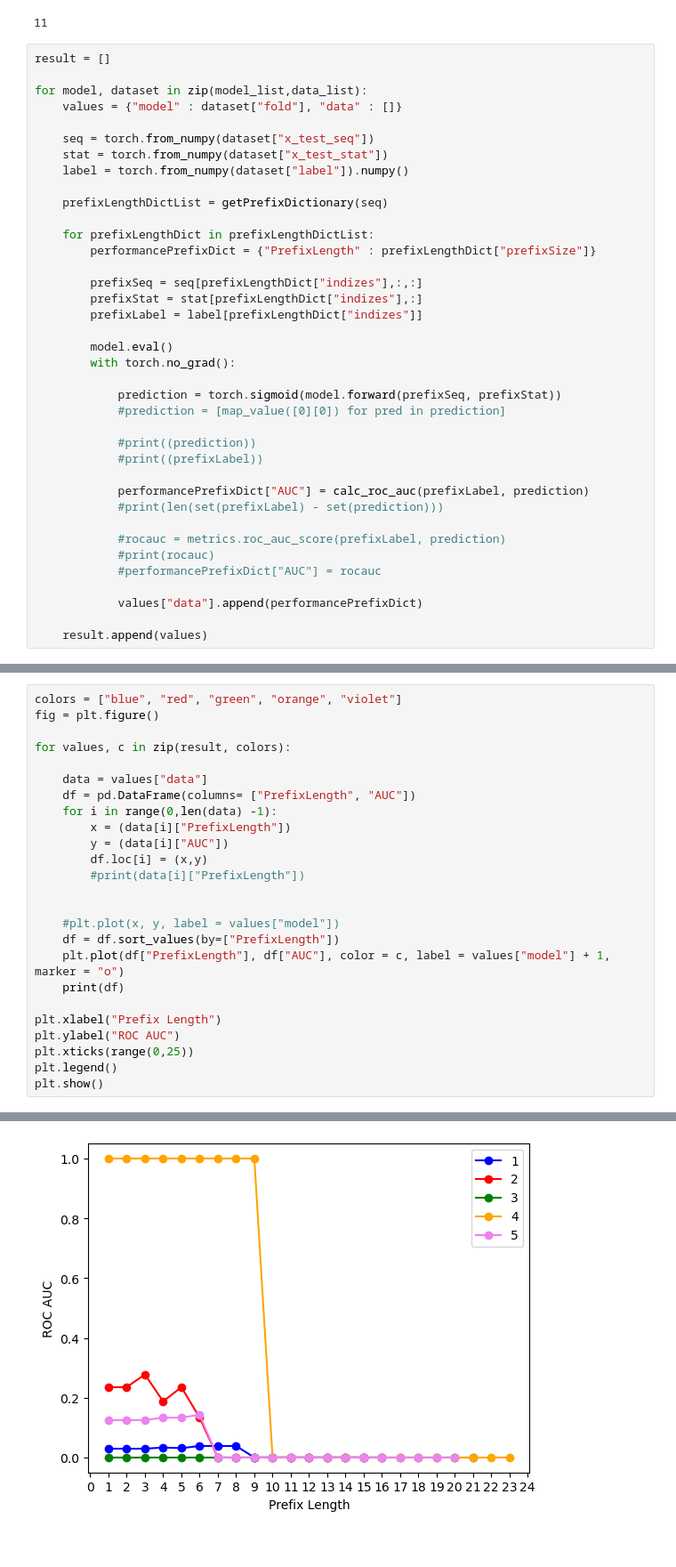
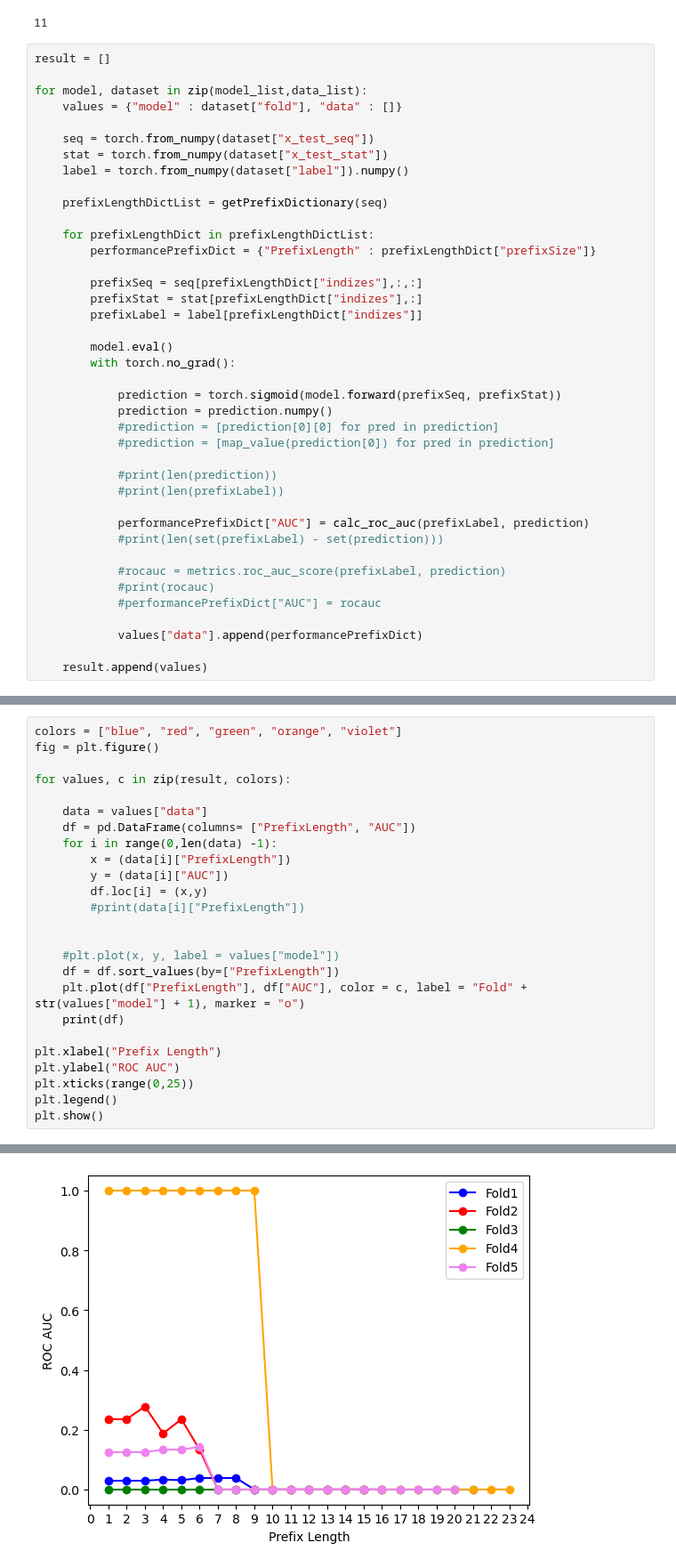
Before and after one commit to fau-is/patway-net, a Jupyter notebook: plot_test.ipynb, the cells around one changed output, grey strips where cells are left out. Shown at 89% size. Cells and saved outputs as stored; diff of their text form.

Commit message:
Continued working on plot creation

```diff
--- a/plot_test.ipynb
+++ b/plot_test.ipynb
@@ -209,10 +208,12 @@ for model, dataset in zip(model_list,data_list):
         with torch.no_grad():
 
             prediction = torch.sigmoid(model.forward(prefixSeq, prefixStat))
-            #prediction = [map_value([0][0]) for pred in prediction]
+            prediction = prediction.numpy()
+            #prediction = [prediction[0][0] for pred in prediction]
+            #prediction = [map_value(prediction[0]) for pred in prediction]
 
-            #print((prediction))
-            #print((prefixLabel))
+            #print(len(prediction))
+            #print(len(prefixLabel))
 
             performancePrefixDict["AUC"] = calc_roc_auc(prefixLabel, prediction)
             #print(len(set(prefixLabel) - set(prediction)))
@@ -257,32 +258,32 @@ for values, c in zip(result, colors):
         #print(data[i]["PrefixLength"])
 
 
     #plt.plot(x, y, label = values["model"])
     df = df.sort_values(by=["PrefixLength"])
-    plt.plot(df["PrefixLength"], df["AUC"], color = c, label = values["model"] + 1, marker = "o")
+    plt.plot(df["PrefixLength"], df["AUC"], color = c, label = "Fold" + str(values["model"] + 1), marker = "o")
     print(df)
 
 plt.xlabel("Prefix Length")
 plt.ylabel("ROC AUC")
 plt.xticks(range(0,25))
 plt.legend()
 plt.show()
 # %% [output]
     PrefixLength       AUC
 0            1.0  0.029412
 1            2.0  0.029412
 2            3.0  0.029412
 3            4.0  0.033333
 4            5.0  0.031250
 5            6.0  0.038462
 6            7.0  0.038462
 7            8.0  0.038462
 8            9.0  0.000000
 9           10.0  0.000000
 10          11.0  0.000000
 ... (84 lines left out)
 16          17.0  0.000000
 17          18.0  0.000000
 18          19.0  0.000000
 19          20.0  0.000000
-[figure, old version]
+[figure, new version]
```
Also changed, not shown: parts of 1 cell of this notebook.
